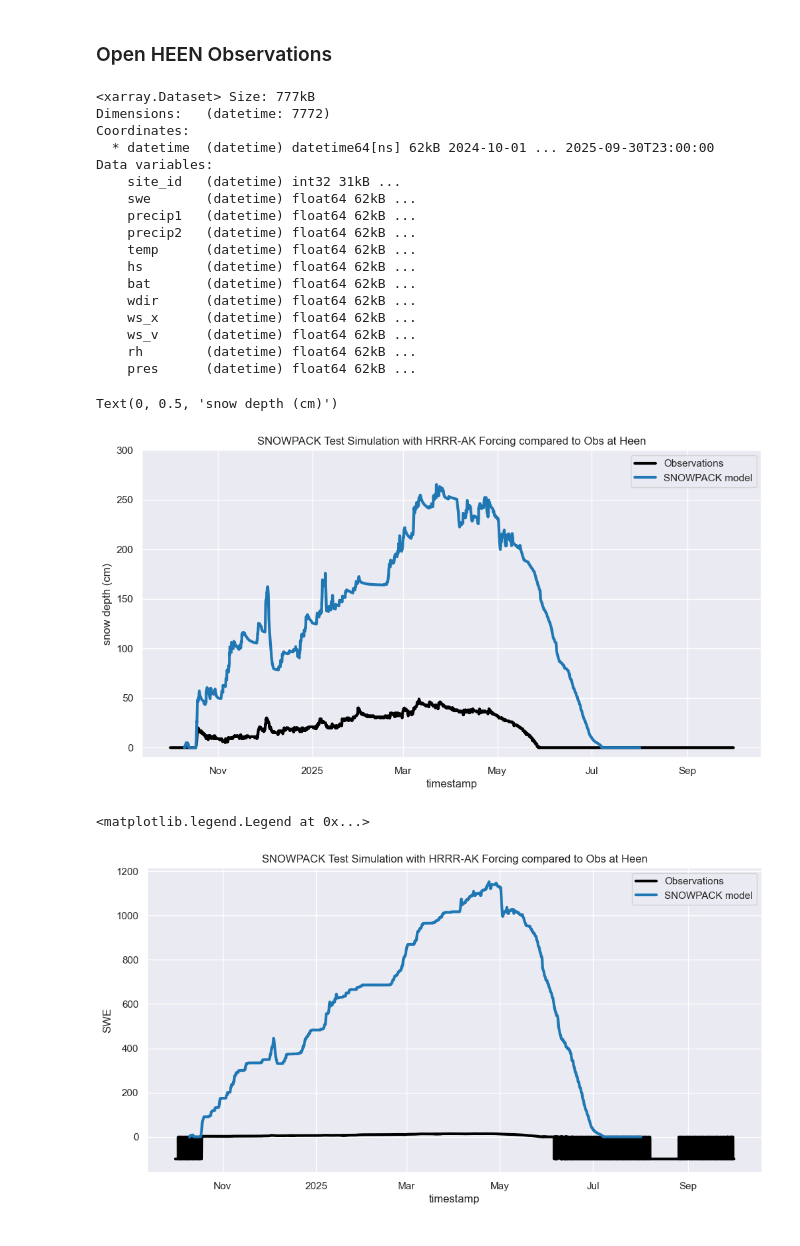
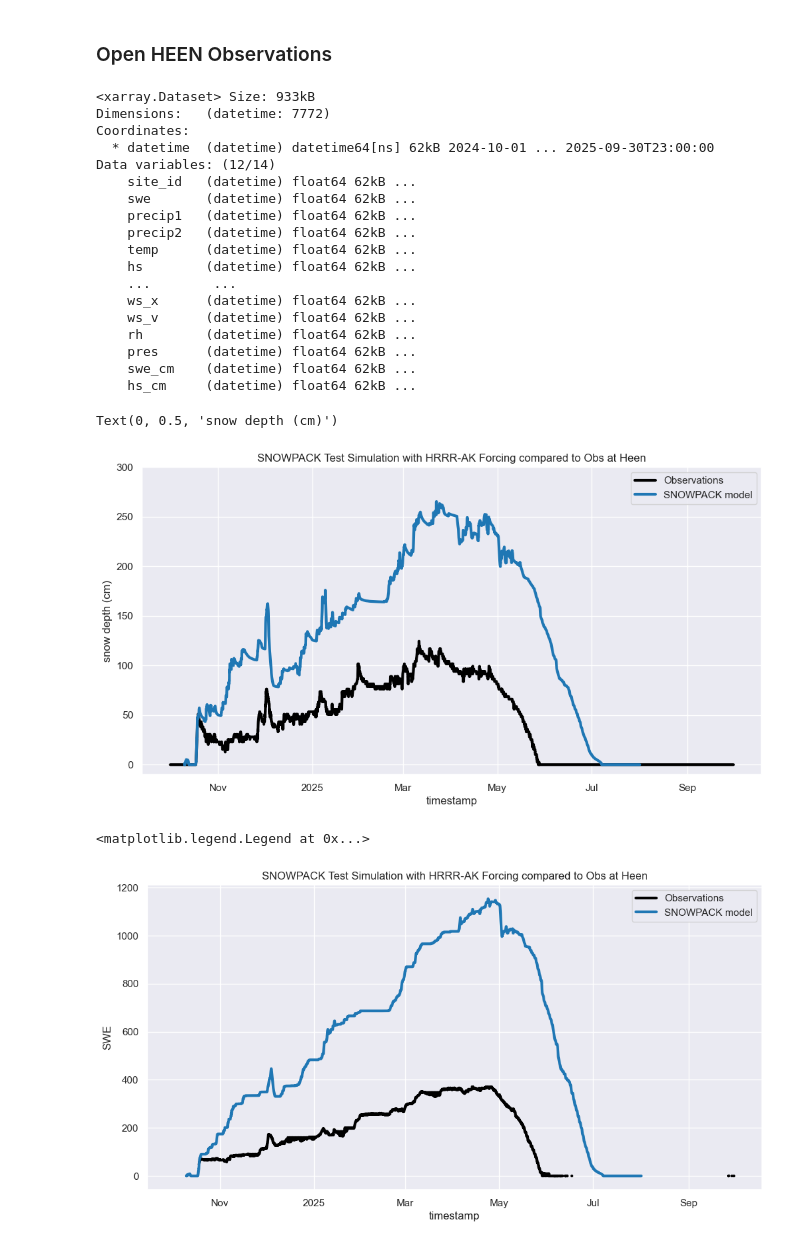
Before and after one commit to cassielumbrazo/snow_modeling_point, a Jupyter notebook: sites/heen/3_read_snowpack_output.ipynb, the cells around one changed output. Cells and saved outputs as stored; diff of their text form; code cells hidden in the pictures.

Commit message:
heen done for now, tram just started need to fix

```diff
--- a/sites/heen/3_read_snowpack_output.ipynb
+++ b/sites/heen/3_read_snowpack_output.ipynb
@@ -89,32 +89,36 @@ ds_snowpack, header = read_smet("/home/cassie/python/models/run_snowpack/sites/h
 ### Open HEEN Observations
 # %%
 # open observations
-heen = "/hdd/snow_hydrology/met_station/snotel/heenlatinee/site1270_hourly_2016_2026.nc"
+# heen = "/hdd/snow_hydrology/met_station/snotel/heenlatinee/site1270_hourly_2016_2026.nc"
+heen = "/hdd/snow_hydrology/met_station/snotel/heenlatinee/site1270_hourly_WY2025_clean.nc" # created in script 1_met_heen.ipynb
 heen_obs = xr.open_dataset(heen)
+heen_obs
 
 # cut the datetime to be from 2024 10 01 to 2025 09 30 to match the snowpack output
-heen_obs_cut = heen_obs.sel(datetime=slice("2024-10-01", "2025-09-30"))
-heen_obs_cut
+# heen_obs_cut = heen_obs.sel(datetime=slice("2024-10-01", "2025-09-30"))
+# heen_obs_cut
 # %% [output]
-<xarray.Dataset> Size: 777kB
+<xarray.Dataset> Size: 933kB
 Dimensions:   (datetime: 7772)
 Coordinates:
   * datetime  (datetime) datetime64[ns] 62kB 2024-10-01 ... 2025-09-30T23:00:00
-Data variables:
-    site_id   (datetime) int32 31kB ...
+Data variables: (12/14)
+    site_id   (datetime) float64 62kB ...
     swe       (datetime) float64 62kB ...
     precip1   (datetime) float64 62kB ...
     precip2   (datetime) float64 62kB ...
     temp      (datetime) float64 62kB ...
     hs        (datetime) float64 62kB ...
-    bat       (datetime) float64 62kB ...
-    wdir      (datetime) float64 62kB ...
+    ...        ...
     ws_x      (datetime) float64 62kB ...
     ws_v      (datetime) float64 62kB ...
     rh        (datetime) float64 62kB ...
     pres      (datetime) float64 62kB ...
+    swe_cm    (datetime) float64 62kB ...
+    hs_cm     (datetime) float64 62kB ...
 # %%
-heen_obs_cut.hs.plot(label = 'Observations', linewidth = 3, color='black')
+# heen_obs.hs.plot(label = 'Observations', linewidth = 3, color='black')
+heen_obs.hs_cm.plot(label = 'Observations', linewidth = 3, color='black')
 ds_snowpack.HS_mod.plot(label = 'SNOWPACK model', linewidth = 3, color='tab:blue')
 
 plt.title('SNOWPACK Test Simulation with HRRR-AK Forcing compared to Obs at Heen')
@@ -125,13 +129,13 @@ plt.ylim([-10, 300])
 plt.ylabel('snow depth (cm)')
 # %% [output]
 Text(0, 0.5, 'snow depth (cm)')
-[figure, old version]
+[figure, new version]
 # %%
-heen_obs_cut.swe.plot(label = 'Observations', linewidth = 3, color='black')
+(heen_obs.swe_cm*10).plot(label = 'Observations', linewidth = 3, color='black') # cm to mm
 ds_snowpack.SWE.plot(label = 'SNOWPACK model', linewidth = 3, color='tab:blue')
 
 plt.title('SNOWPACK Test Simulation with HRRR-AK Forcing compared to Obs at Heen')
 plt.legend()
 # %% [output]
 <matplotlib.legend.Legend at 0x...>
-[figure, old version]
+[figure, new version]
```
Also changed, not shown: parts of 1 cell of this notebook, 3 other files.
